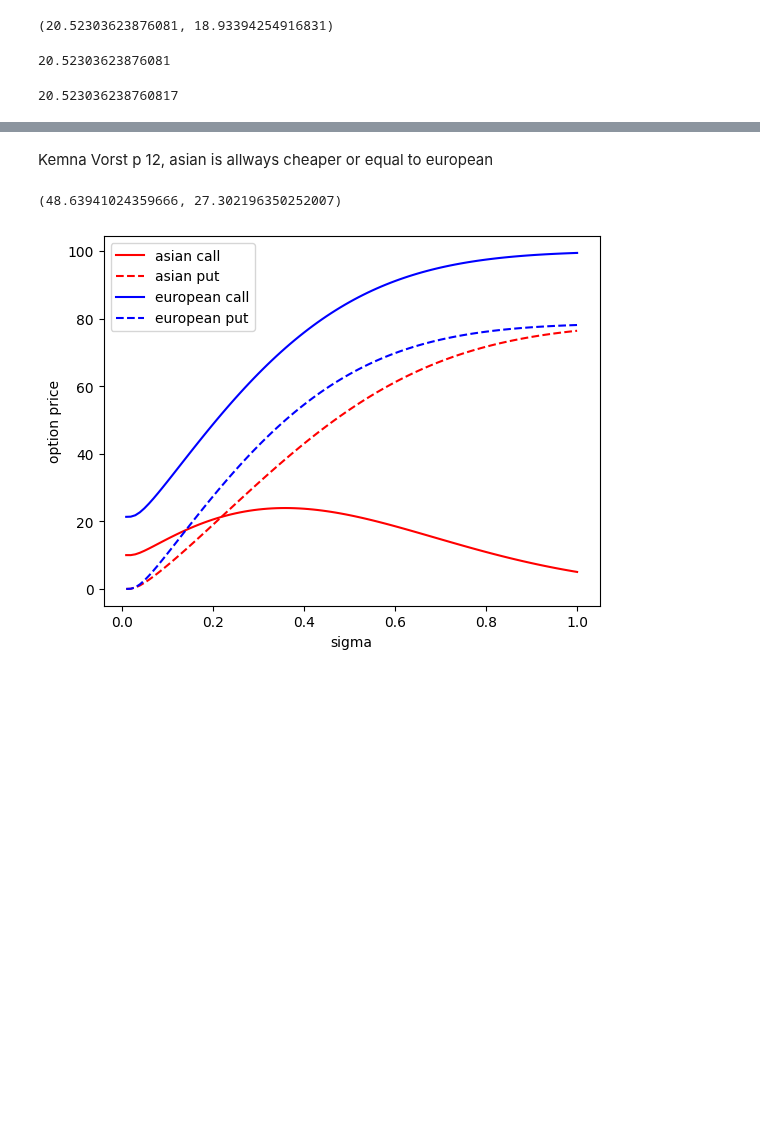
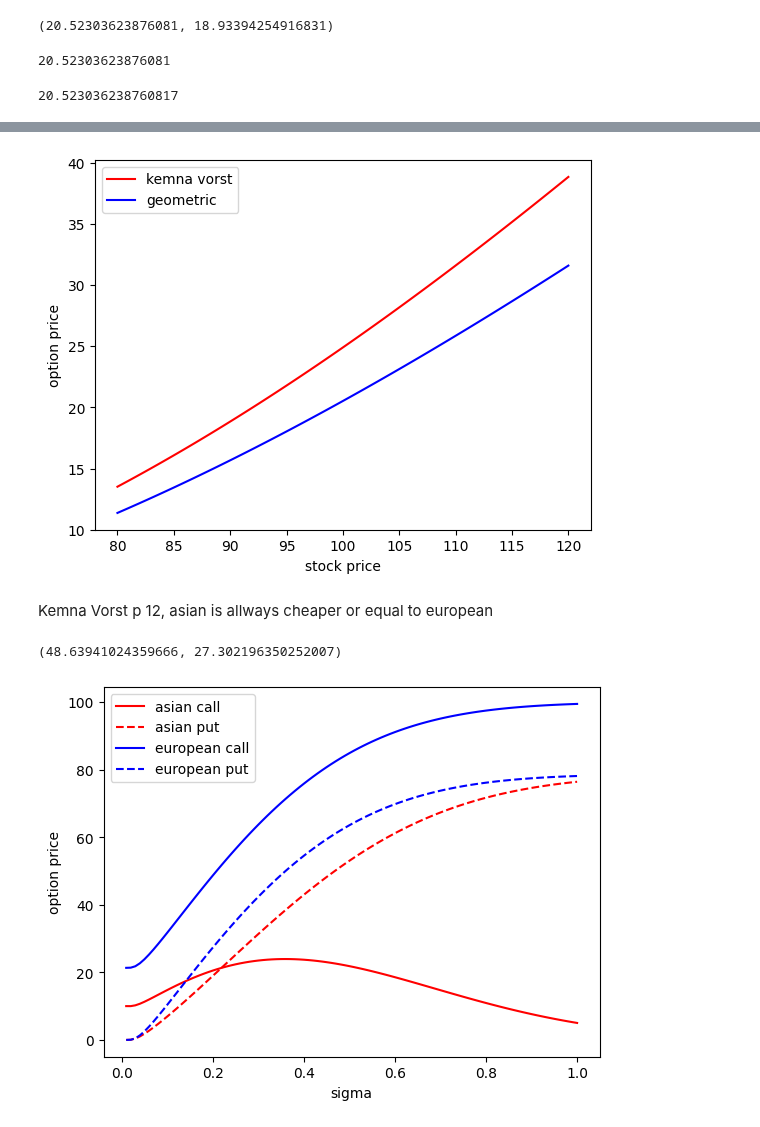
Before and after one commit to open-atmos/PyMPDATA, a Jupyter notebook: examples/PyMPDATA_examples/asian-option/analytic_solution.ipynb, the cells around one changed output, grey strips where cells are left out. Drawn from its saved outputs; the diff is of its cells as text; code cells hidden in the pictures; blank space fills up the shorter version.

```diff
--- a/examples/PyMPDATA_examples/asian-option/analytic_solution.ipynb
+++ b/examples/PyMPDATA_examples/asian-option/analytic_solution.ipynb
@@ -77,3 +93,20 @@ assert np.allclose(geometric_mkhize(), geometric_mkhize_general(t=0), rtol=1e-5)
+# %%
+St_s = np.linspace(80, 120, 100)
+C_kemna = []
+C_geometric = []
+
+for St in St_s:
+    C_kemna.append(kemna_vorst(s_t=St))
+    C_geometric.append(geometric_mkhize(s_t=St)[0])
+
+plt.plot(St_s, C_kemna, label='kemna vorst', color='red')
+plt.plot(St_s, C_geometric, label='geometric', color='blue')
+plt.legend()
+plt.xlabel('stock price')
+plt.ylabel('option price')
+plt.show()
+# %% [output]
+[figure, added]
 # %% [markdown]
 Kemna Vorst p 12, asian is allways cheaper or equal to european
 # %%
```
Also changed, not shown: parts of 1 cell of this notebook.
